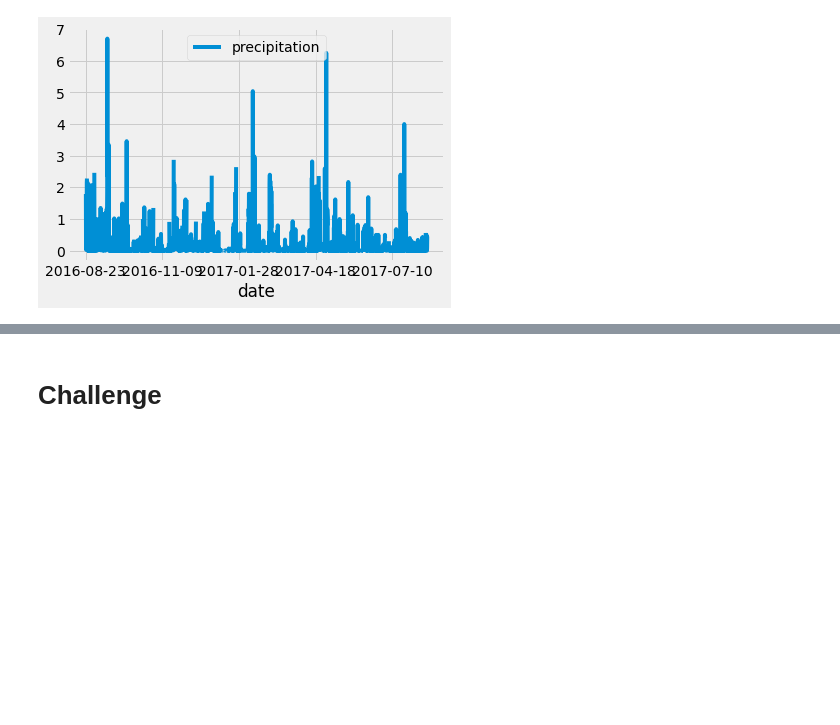
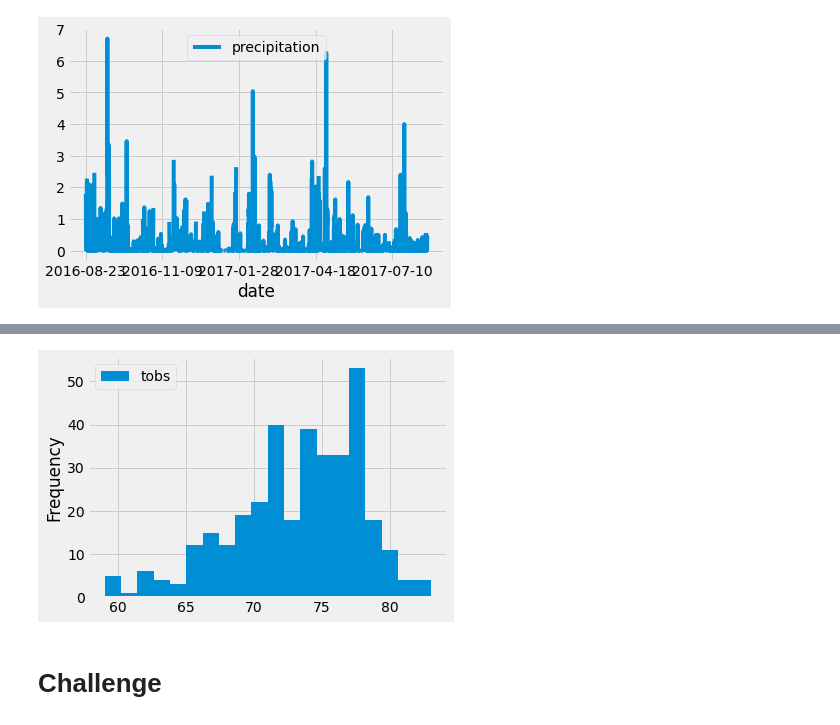
Before and after one commit to aparihar1984/Module_9_Surfs_Up_Redo, a Jupyter notebook: climate_analysis.ipynb, the cells around one changed output, grey strips where cells are left out. Cells and saved outputs as stored; diff of their text form; code cells hidden in the pictures; blank space fills up the shorter version.

```diff
--- a/climate_analysis.ipynb
+++ b/climate_analysis.ipynb
@@ -72,3 +119,9 @@ df.plot()
+# %%
+# Plotting the histogram with 20 bins (skill drill)
+df.plot.hist(bins=20)
+plt.tight_layout()
+# %% [output]
+[figure, added]
 # %%
 # Write a function called `calc_temps` that will accept start date and end date in the format '%Y-%m-%d'
 # and return the minimum, average, and maximum temperatures for that range of dates
```
Also changed, not shown: parts of 6 cells of this notebook.
